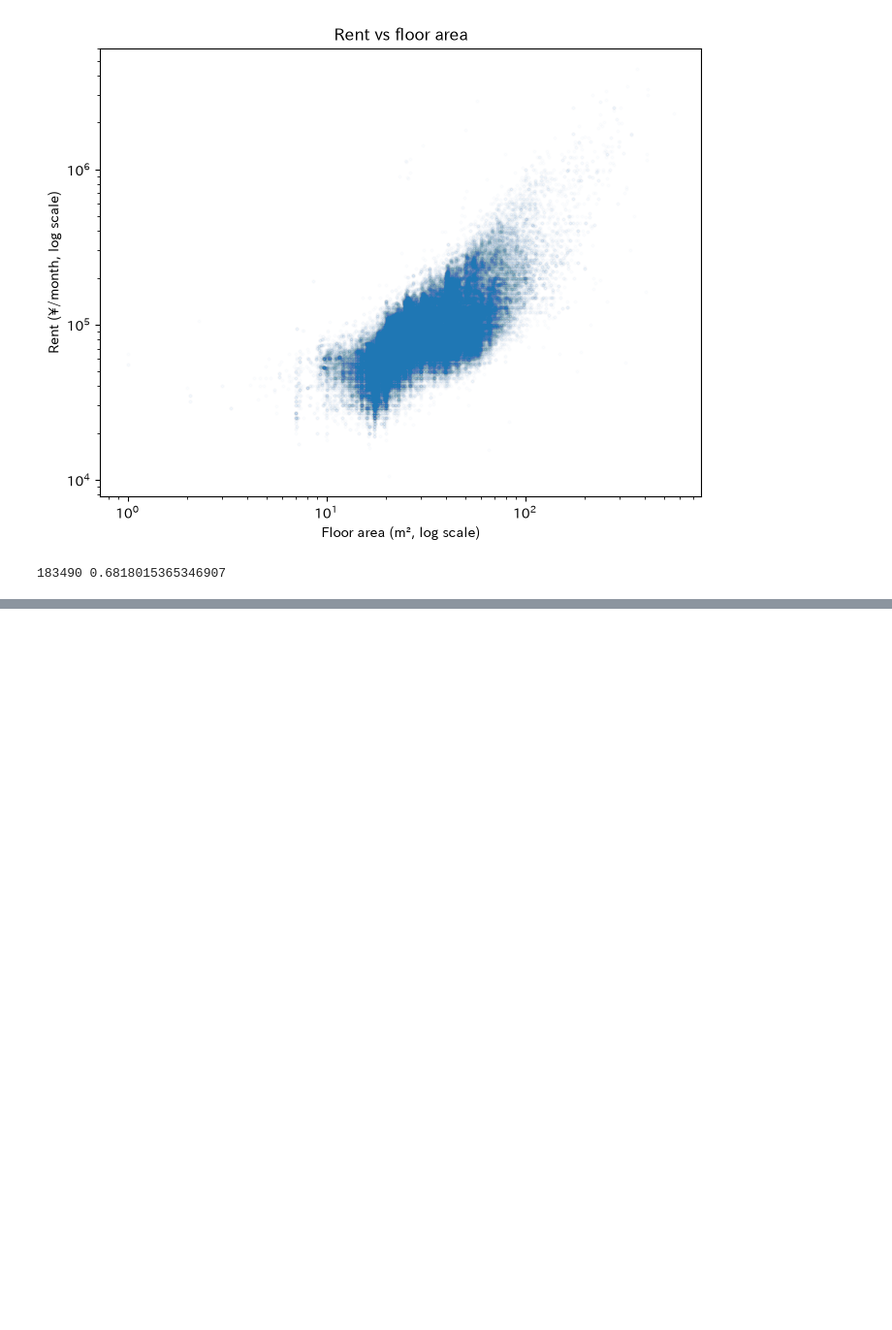
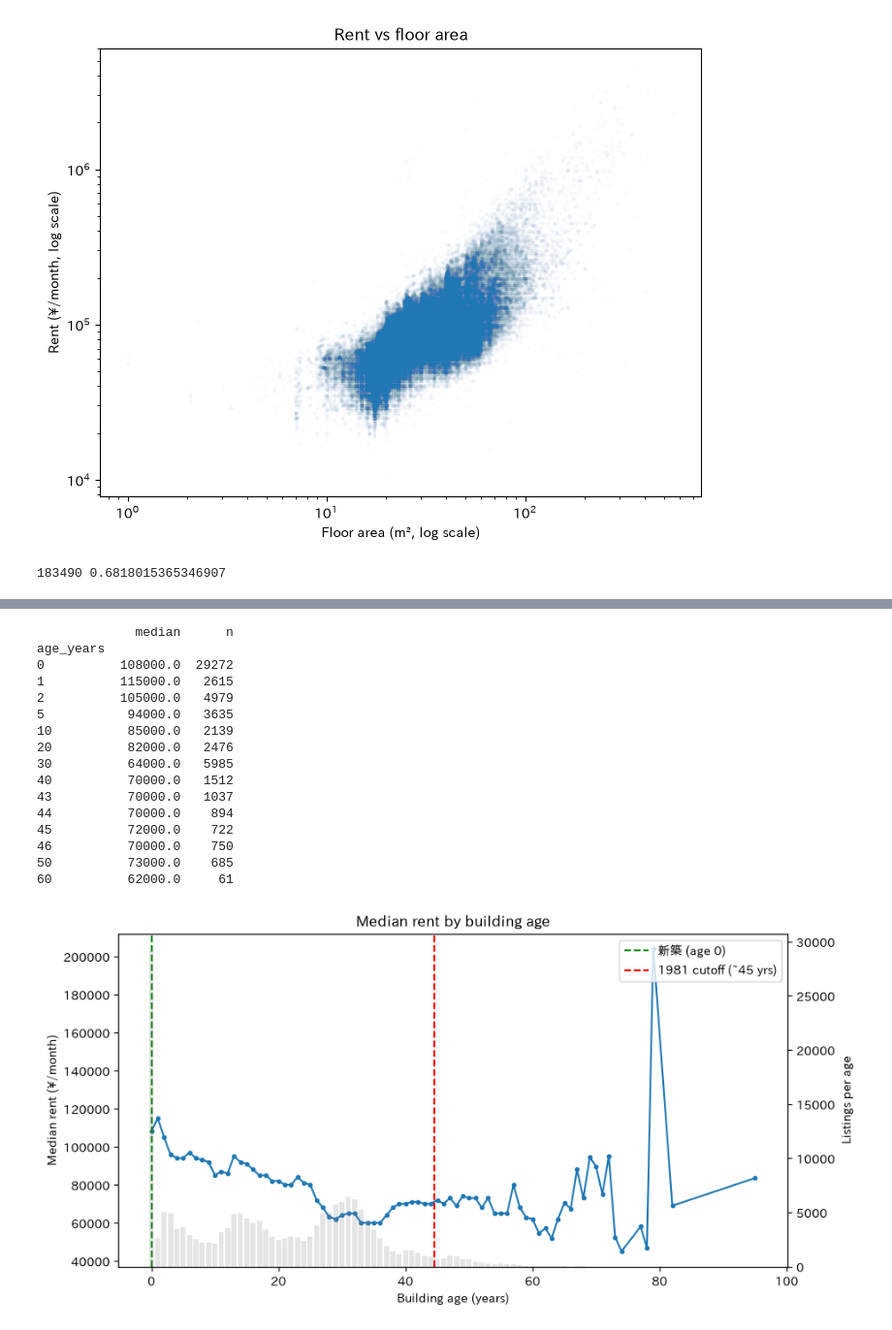
Before and after one commit to PraiZthelord/tokyo-rental-intelligence, a Jupyter notebook: notebooks/05_EDA.ipynb, the cells around one changed output, grey strips where cells are left out. Shown at 97% size. Saved outputs shown, nothing was run; the diff lists cells and outputs as text; code cells hidden in the pictures; blank space fills up the shorter version.

```diff
--- a/notebooks/05_EDA.ipynb
+++ b/notebooks/05_EDA.ipynb
@@ -128,0 +184,38 @@ TypeError: Axes.hist() got multiple values for argument 'bins'
+# %%
+# age_years vs Price_yen
+d = df[df["age_years"].notna() & (df["age_years"] < 99)]   # exclude the 4 capped 築99年以上 rows
+g = d.groupby("age_years")["Price_yen"].agg(median="median", n="size")
+print(g.loc[[0, 1, 2, 5, 10, 20, 30, 40, 43, 44, 45, 46, 50, 60]].round(0))
+
+fig, ax1 = plt.subplots(figsize=(10, 5))
+ax1.plot(g.index, g["median"], marker="o", markersize=3)
+ax1.axvline(0, color="green", linestyle="--", label="新築 (age 0)")
+ax1.axvline(44.5, color="red", linestyle="--", label="1981 cutoff (~45 yrs)")
+ax1.set_xlabel("Building age (years)")
+ax1.set_ylabel("Median rent (¥/month)")
+ax1.legend(loc="upper right")
+
+ax2 = ax1.twinx()
+ax2.bar(g.index, g["n"], alpha=0.2, color="gray")
+ax2.set_ylabel("Listings per age")
+
+ax1.set_title("Median rent by building age")
+plt.show()
+# %% [output]
+             median      n
+age_years
+0          108000.0  29272
+1          115000.0   2615
+2          105000.0   4979
+5           94000.0   3635
+10          85000.0   2139
+20          82000.0   2476
+30          64000.0   5985
+40          70000.0   1512
+43          70000.0   1037
+44          70000.0    894
+45          72000.0    722
+46          70000.0    750
+50          73000.0    685
+60          62000.0     61
+[figure, added]
```
Also changed, not shown: parts of 2 cells of this notebook, 6 other files.
